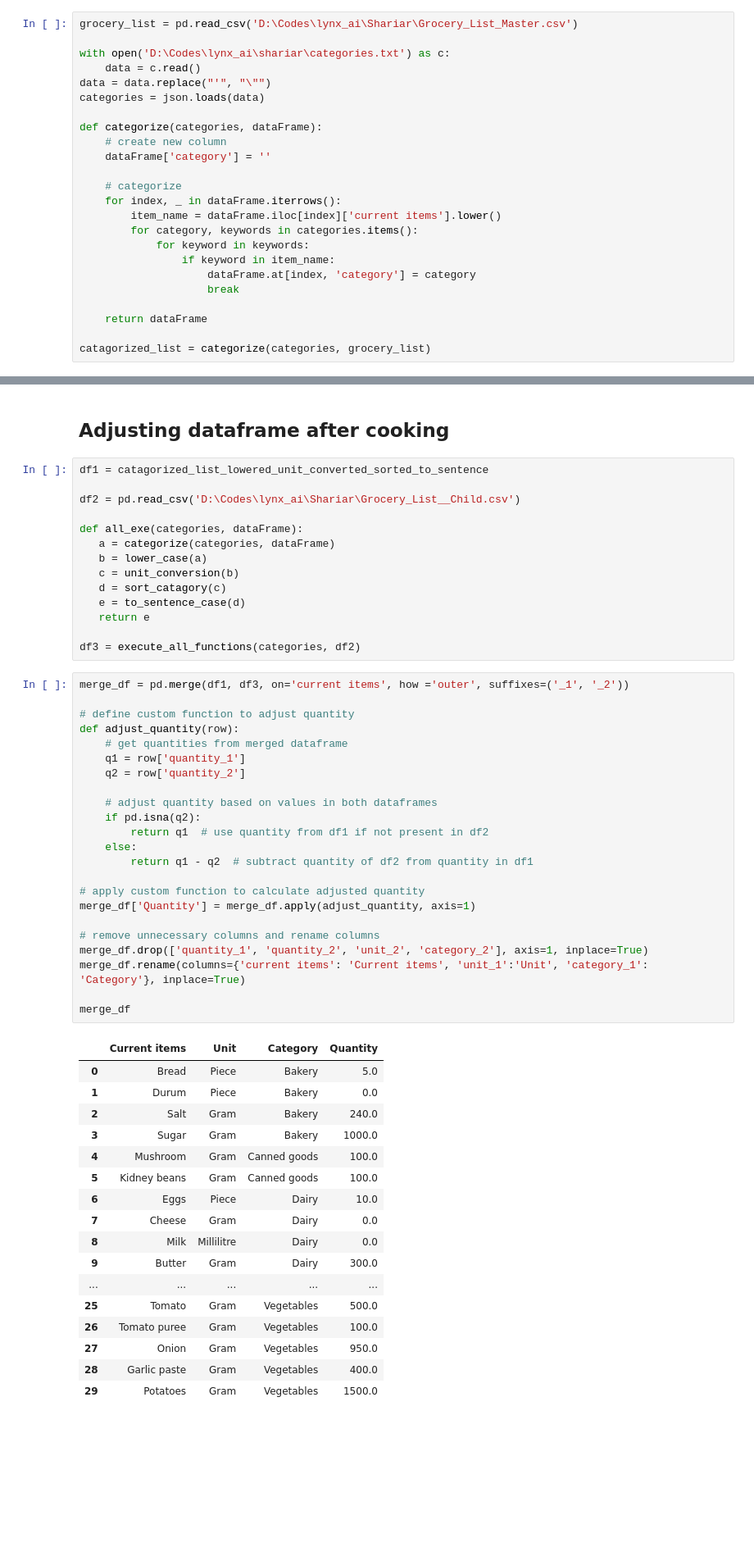
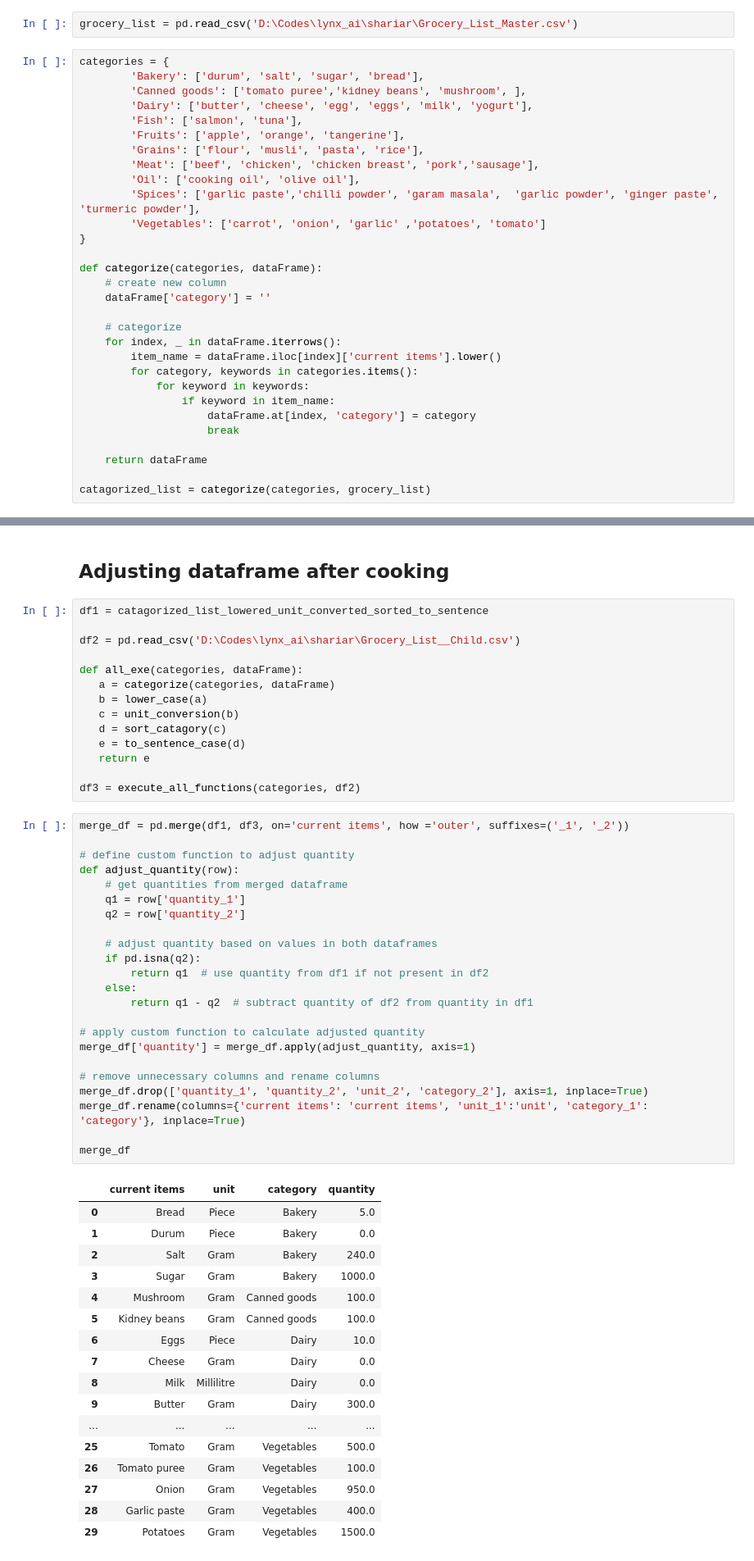
Before and after one commit to jistiak/aika, a Jupyter notebook: Shariar/Whats_in_my_kitchen.ipynb, the cells around one changed output, grey strips where cells are left out. Shown at 82% size. Drawn from its saved outputs; the diff is of its cells as text; blank space fills up the shorter version.

```diff
--- a/Shariar/Whats_in_my_kitchen.ipynb
+++ b/Shariar/Whats_in_my_kitchen.ipynb
@@ -10,13 +10,21 @@ import plotly.express as px
 import numpy as np
 # %% [markdown]
 ## Categorize, Unit conversion
+# %%
+grocery_list = pd.read_csv('D:\Codes\lynx_ai\shariar\Grocery_List_Master.csv')
 # %%
-grocery_list = pd.read_csv('D:\Codes\lynx_ai\Shariar\Grocery_List_Master.csv')
-
-with open('D:\Codes\lynx_ai\shariar\categories.txt') as c:
-    data = c.read()
-data = data.replace("'", "\"")
-categories = json.loads(data)
+categories = {
+        'Bakery': ['durum', 'salt', 'sugar', 'bread'],
+        'Canned goods': ['tomato puree','kidney beans', 'mushroom', ],
+        'Dairy': ['butter', 'cheese', 'egg', 'eggs', 'milk', 'yogurt'],
+        'Fish': ['salmon', 'tuna'],
+        'Fruits': ['apple', 'orange', 'tangerine'],
+        'Grains': ['flour', 'musli', 'pasta', 'rice'],
+        'Meat': ['beef', 'chicken', 'chicken breast', 'pork','sausage'],
+        'Oil': ['cooking oil', 'olive oil'],
+        'Spices': ['garlic paste','chilli powder', 'garam masala',  'garlic powder', 'ginger paste', 'turmeric powder'],
+        'Vegetables': ['carrot', 'onion', 'garlic' ,'potatoes', 'tomato']
+}
 
 def categorize(categories, dataFrame):
     # create new column
@@ -148,7 +154,7 @@ execute_all_functions(categories, grocery_list)
 # %%
 df1 = catagorized_list_lowered_unit_converted_sorted_to_sentence
 
-df2 = pd.read_csv('D:\Codes\lynx_ai\Shariar\Grocery_List__Child.csv')
+df2 = pd.read_csv('D:\Codes\lynx_ai\shariar\Grocery_List__Child.csv')
 
 def all_exe(categories, dataFrame):
    a = categorize(categories, dataFrame)
@@ -162,28 +168,28 @@ df3 = execute_all_functions(categories, df2)
 # %%
 merge_df = pd.merge(df1, df3, on='current items', how ='outer', suffixes=('_1', '_2'))
 
 # define custom function to adjust quantity
 def adjust_quantity(row):
     # get quantities from merged dataframe
     q1 = row['quantity_1']
     q2 = row['quantity_2']
 
     # adjust quantity based on values in both dataframes
     if pd.isna(q2):
         return q1  # use quantity from df1 if not present in df2
     else:
         return q1 - q2  # subtract quantity of df2 from quantity in df1
 
 # apply custom function to calculate adjusted quantity
-merge_df['Quantity'] = merge_df.apply(adjust_quantity, axis=1)
+merge_df['quantity'] = merge_df.apply(adjust_quantity, axis=1)
 
 # remove unnecessary columns and rename columns
 merge_df.drop(['quantity_1', 'quantity_2', 'unit_2', 'category_2'], axis=1, inplace=True)
-merge_df.rename(columns={'current items': 'Current items', 'unit_1':'Unit', 'category_1': 'Category'}, inplace=True)
+merge_df.rename(columns={'current items': 'current items', 'unit_1':'unit', 'category_1': 'category'}, inplace=True)
 
 merge_df
 # %% [output]
-|  | Current items | Unit | Category | Quantity |
+|  | current items | unit | category | quantity |
 | 0 | Bread | Piece | Bakery | 5.0 |
 | 1 | Durum | Piece | Bakery | 0.0 |
 | 2 | Salt | Gram | Bakery | 240.0 |
```
Also changed, not shown: parts of 2 cells of this notebook, 1 other file.
